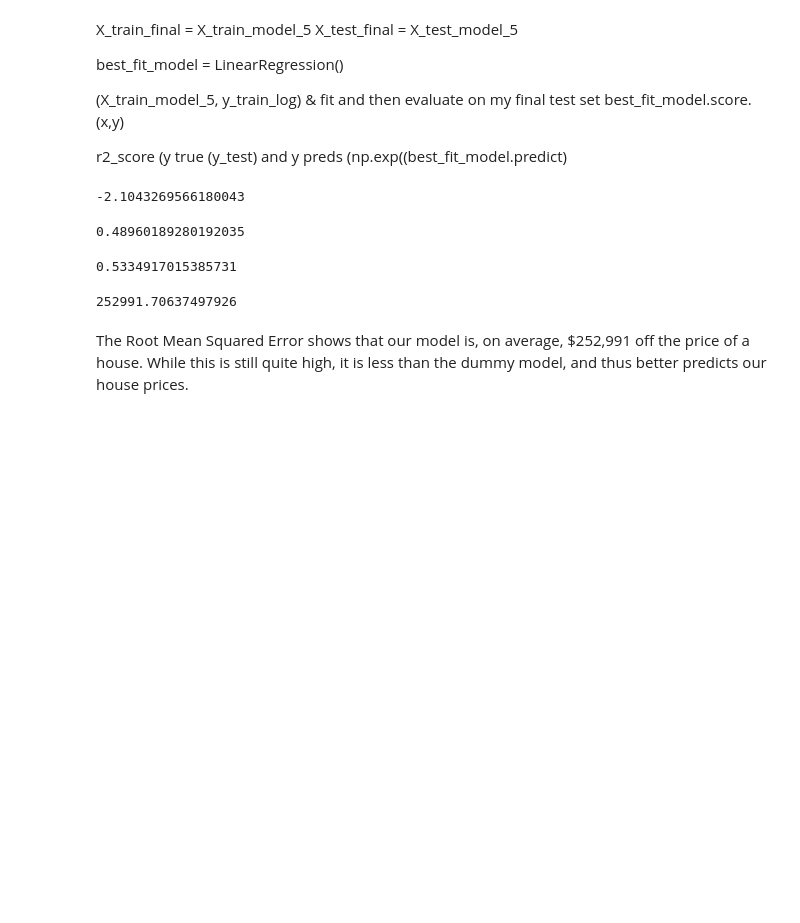
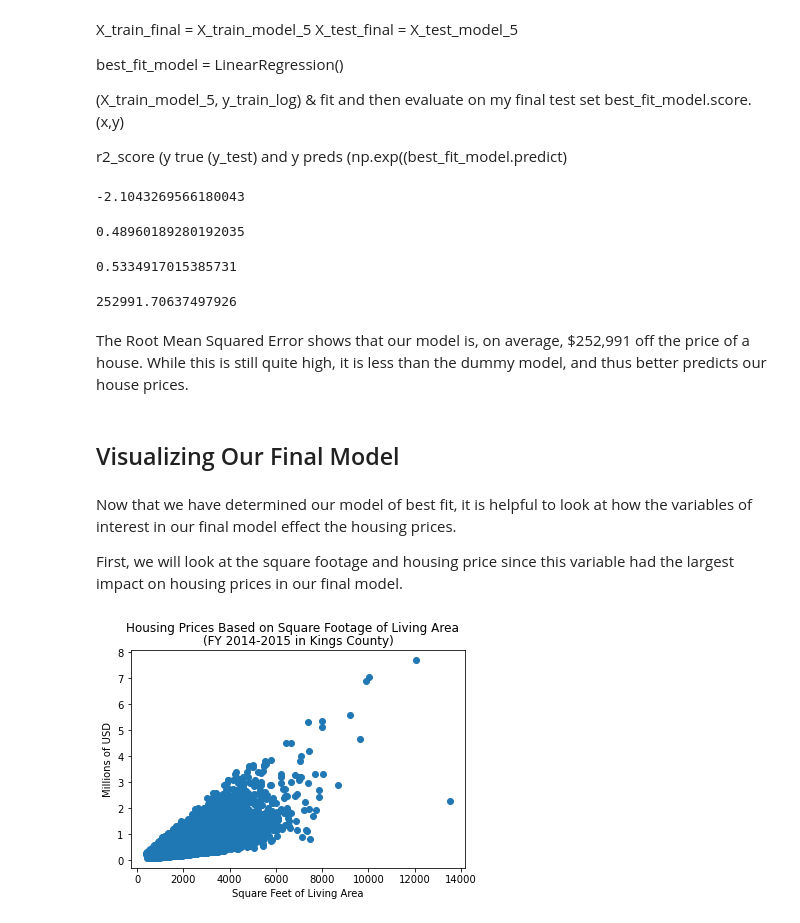
Before and after one commit to mboland23/dsc-phase-2-project-v2-3, a Jupyter notebook: Meg_Working_Notebook.ipynb, the cells around one changed output. Saved outputs shown, nothing was run; the diff lists cells and outputs as text; code cells hidden in the pictures; blank space fills up the shorter version.

Commit message:
worked on visualizations

```diff
--- a/Meg_Working_Notebook.ipynb
+++ b/Meg_Working_Notebook.ipynb
@@ -1261,3 +1262,9 @@ RMSE_model_5
 # %% [markdown]
 The Root Mean Squared Error shows that our model is, on average, $252,991 off the price of a house.
 While this is still quite high, it is less than the dummy model, and thus better predicts our house prices.
+# %% [markdown]
+## Visualizing Our Final Model
+# %% [markdown]
+Now that we have determined our model of best fit, it is helpful to look at how the variables of interest in our final model effect the housing prices.
+
+First, we will look at the square footage and housing price since this variable had the largest impact on housing prices in our final model.
@@ -1263,0 +1283,8 @@ While this is still quite high, it is less than the dummy model, and thus better
+# %%
+plt.scatter(x=housing_df["sqft_living"], y=(housing_df["price"]/1000000))
+plt.suptitle("Housing Prices Based on Square Footage of Living Area")
+plt.title("(FY 2014-2015 in Kings County)")
+plt.ylabel("Millions of USD")
+plt.xlabel("Square Feet of Living Area");
+# %% [output]
+[figure, added]
```
Also changed, not shown: parts of 29 cells of this notebook.
